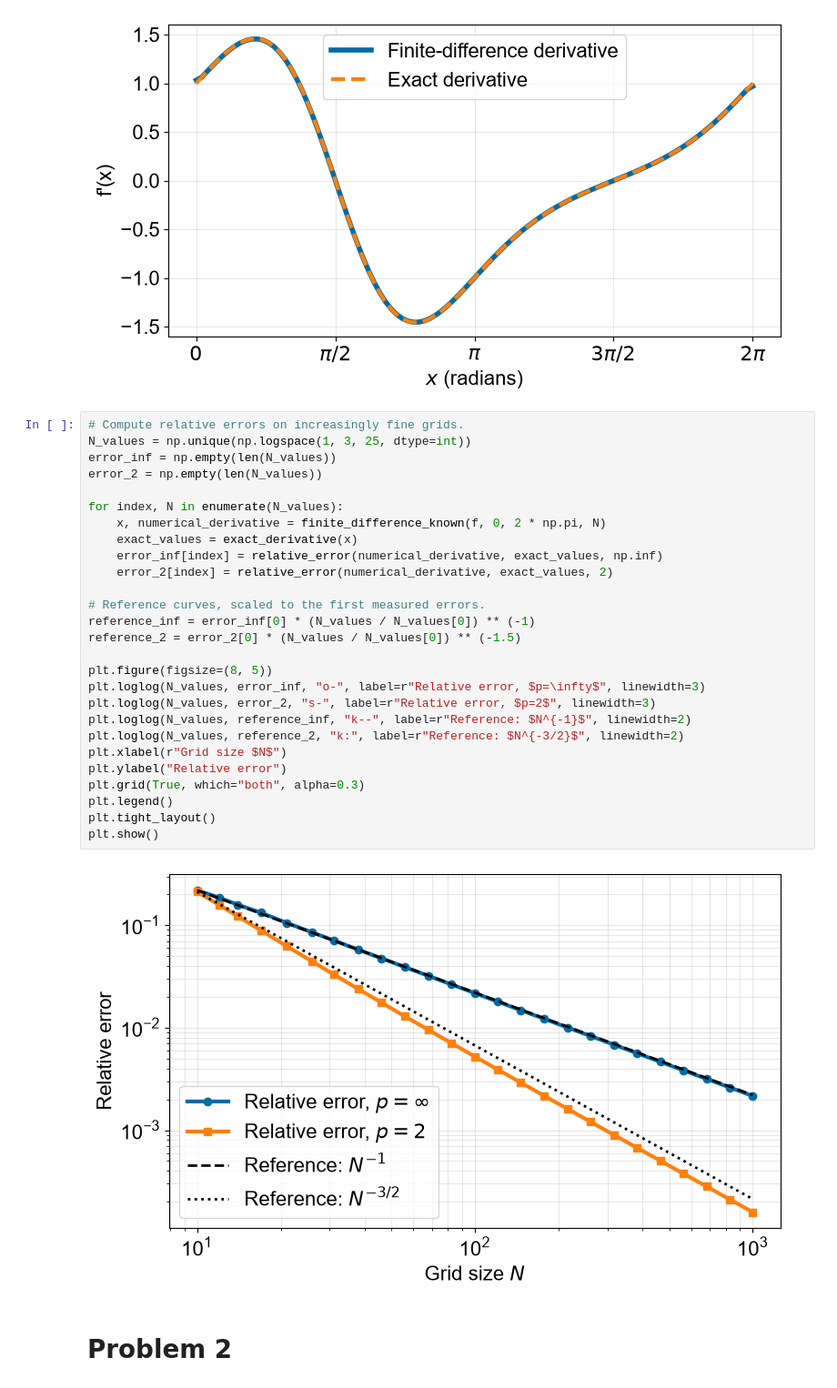
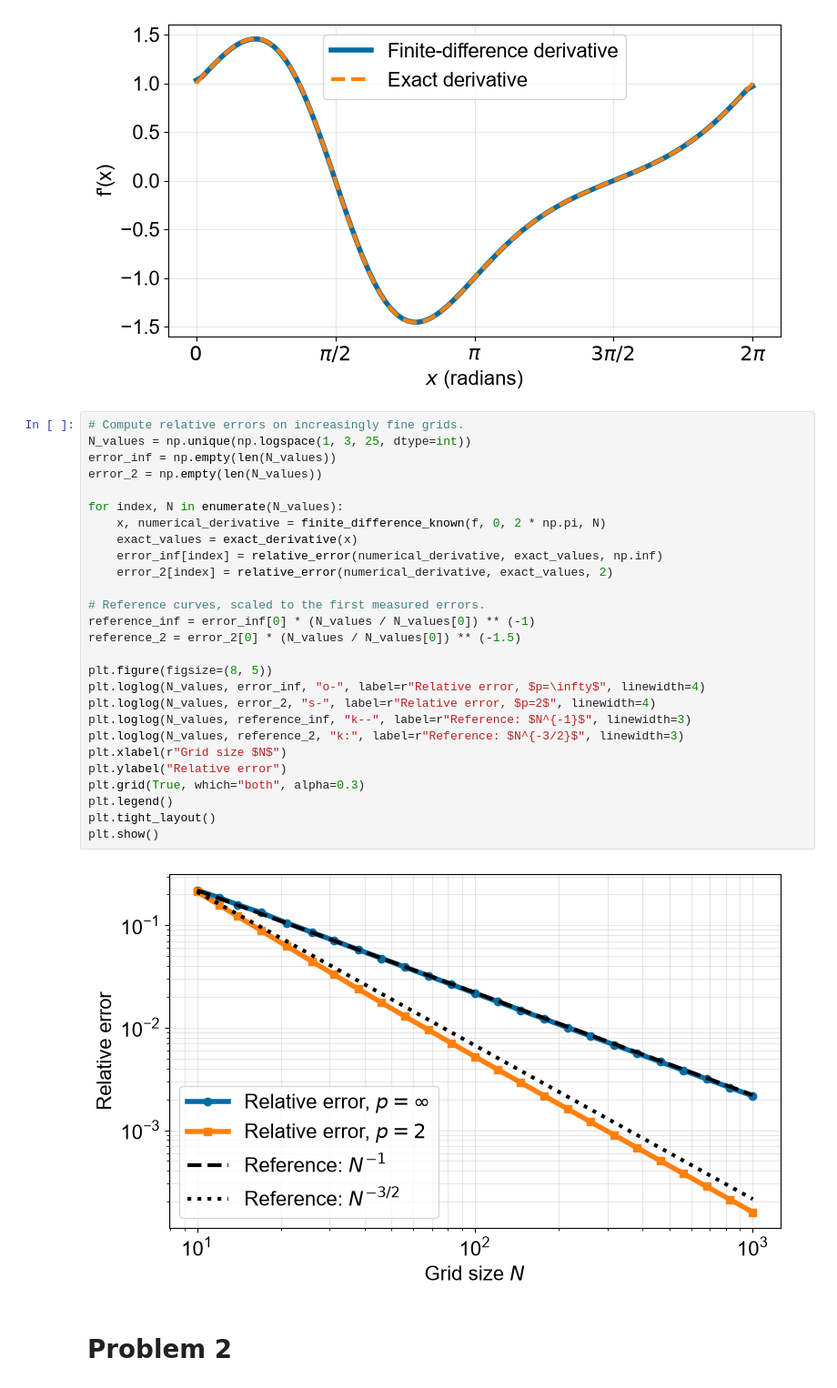
Before and after one commit to jacksoncimino/Cimino_PDEs, a Jupyter notebook: HW0/HW0.ipynb, the cells around one changed output. Shown at 91% size. Cells and saved outputs as stored; diff of their text form.

```diff
--- a/HW0/HW0.ipynb
+++ b/HW0/HW0.ipynb
@@ -61,32 +61,32 @@ plt.show()
 # %%
 # Compute relative errors on increasingly fine grids.
 N_values = np.unique(np.logspace(1, 3, 25, dtype=int))
 error_inf = np.empty(len(N_values))
 error_2 = np.empty(len(N_values))
 
 for index, N in enumerate(N_values):
     x, numerical_derivative = finite_difference_known(f, 0, 2 * np.pi, N)
     exact_values = exact_derivative(x)
     error_inf[index] = relative_error(numerical_derivative, exact_values, np.inf)
     error_2[index] = relative_error(numerical_derivative, exact_values, 2)
 
 # Reference curves, scaled to the first measured errors.
 reference_inf = error_inf[0] * (N_values / N_values[0]) ** (-1)
 reference_2 = error_2[0] * (N_values / N_values[0]) ** (-1.5)
 
 plt.figure(figsize=(8, 5))
-plt.loglog(N_values, error_inf, "o-", label=r"Relative error, $p=\infty$", linewidth=3)
-plt.loglog(N_values, error_2, "s-", label=r"Relative error, $p=2$", linewidth=3)
-plt.loglog(N_values, reference_inf, "k--", label=r"Reference: $N^{-1}$", linewidth=2)
-plt.loglog(N_values, reference_2, "k:", label=r"Reference: $N^{-3/2}$", linewidth=2)
+plt.loglog(N_values, error_inf, "o-", label=r"Relative error, $p=\infty$", linewidth=4)
+plt.loglog(N_values, error_2, "s-", label=r"Relative error, $p=2$", linewidth=4)
+plt.loglog(N_values, reference_inf, "k--", label=r"Reference: $N^{-1}$", linewidth=3)
+plt.loglog(N_values, reference_2, "k:", label=r"Reference: $N^{-3/2}$", linewidth=3)
 plt.xlabel(r"Grid size $N$")
 plt.ylabel("Relative error")
 plt.grid(True, which="both", alpha=0.3)
 plt.legend()
 plt.tight_layout()
 plt.show()
 # %% [output]
-[figure, old version]
+[figure, new version]
 # %% [markdown]
 # Problem 2
 # %%
```
Also changed, not shown: parts of 1 cell of this notebook, 3 other files.
